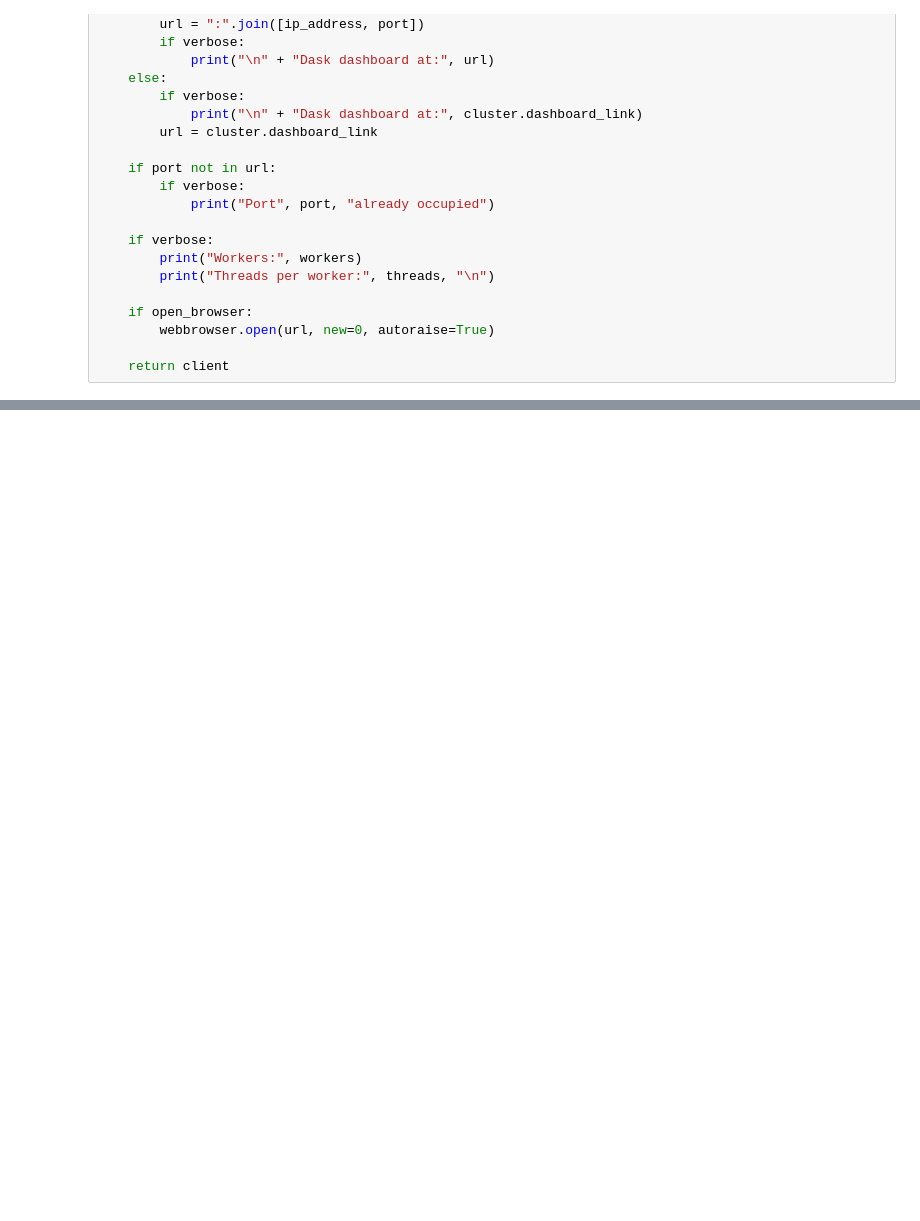
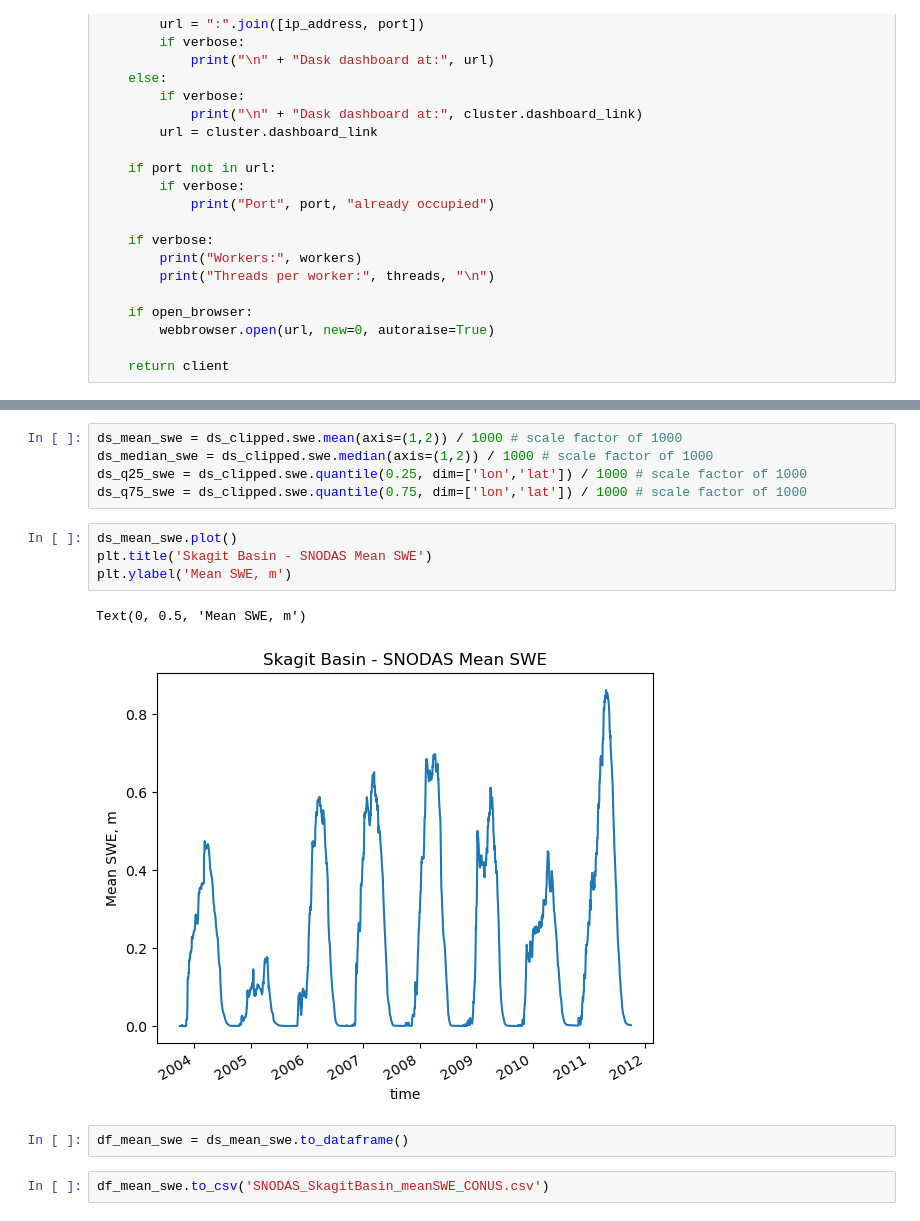
Before and after one commit to spestana/validation, a Jupyter notebook: fetch_snodas.ipynb, the cells around one changed output, grey strips where cells are left out. Drawn from its saved outputs; the diff is of its cells as text; blank space fills up the shorter version.

```diff
--- a/fetch_snodas.ipynb
+++ b/fetch_snodas.ipynb
@@ -227,0 +270,16 @@ del source_array
+# %%
+ds_mean_swe = ds_clipped.swe.mean(axis=(1,2)) / 1000 # scale factor of 1000
+ds_median_swe = ds_clipped.swe.median(axis=(1,2)) / 1000 # scale factor of 1000
+ds_q25_swe = ds_clipped.swe.quantile(0.25, dim=['lon','lat']) / 1000 # scale factor of 1000
+ds_q75_swe = ds_clipped.swe.quantile(0.75, dim=['lon','lat']) / 1000 # scale factor of 1000
+# %%
+ds_mean_swe.plot()
+plt.title('Skagit Basin - SNODAS Mean SWE')
+plt.ylabel('Mean SWE, m')
+# %% [output]
+Text(0, 0.5, 'Mean SWE, m')
+[figure, added]
+# %%
+df_mean_swe = ds_mean_swe.to_dataframe()
+# %%
+df_mean_swe.to_csv('SNODAS_SkagitBasin_meanSWE_CONUS.csv')
```
Also changed, not shown: parts of 58 cells of this notebook, 1 other file.
